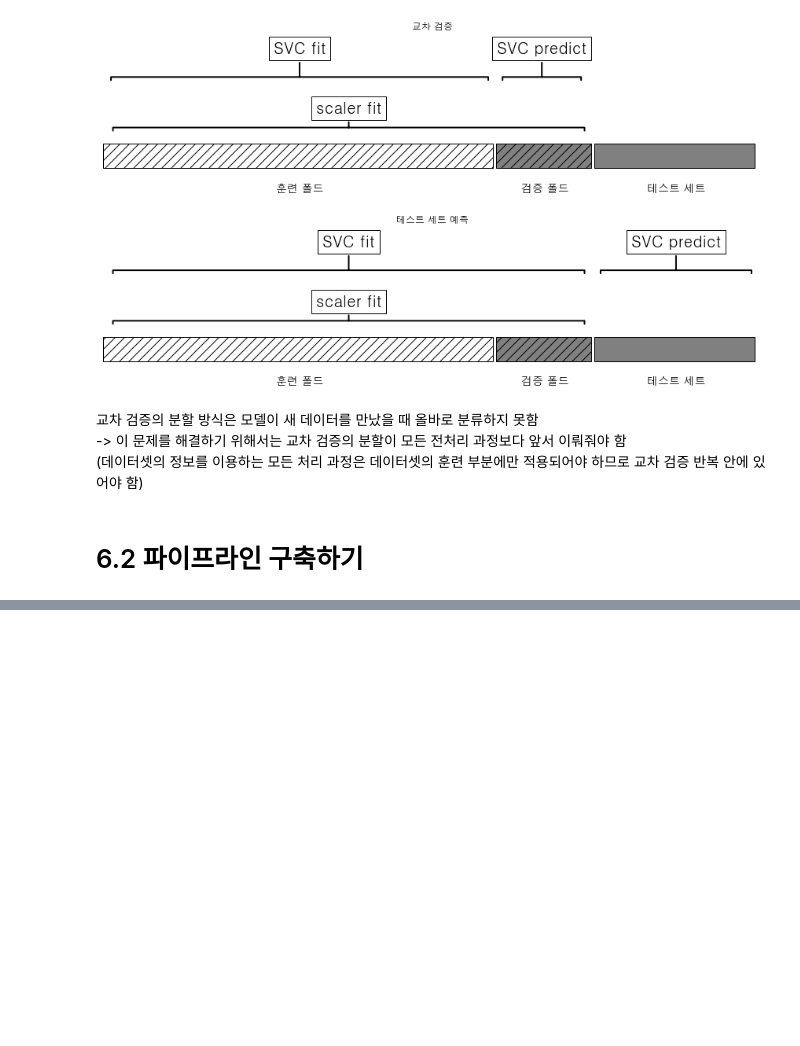
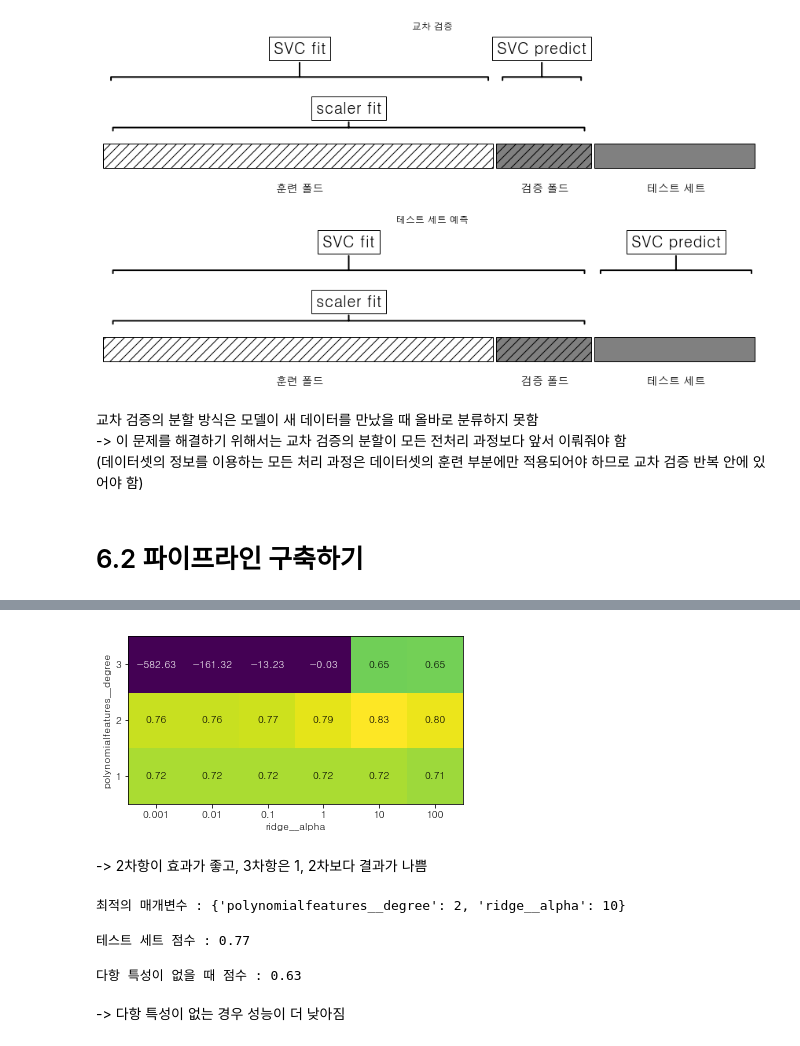
Before and after one commit to hyooo1017/Review, a Jupyter notebook: Introduction to Machine Learning with Python/6장. 알고리즘 체인과 파이프라인.ipynb, the cells around one changed output, grey strips where cells are left out. Drawn from its saved outputs; the diff is of its cells as text; code cells hidden in the pictures; blank space fills up the shorter version.

```diff
--- a/Introduction to Machine Learning with Python/6장. 알고리즘 체인과 파이프라인.ipynb
+++ b/Introduction to Machine Learning with Python/6장. 알고리즘 체인과 파이프라인.ipynb
@@ -98,0 +328,13 @@ mglearn.plots.plot_improper_processing()
+# %%
+from sklearn.datasets import load_boston
+boston = load_boston()
+X_train, X_test, y_train, y_test = train_test_split(boston.data, boston.target, random_state = 0)
+
+from sklearn.preprocessing import PolynomialFeatures
+pipe = make_pipeline(StandardScaler(), PolynomialFeatures(), Ridge())
+# %%
+paramg = {'polynomialfeatures__degree' : [1, 2, 3],
+          'ridge__alpha' : [0.001, 0.01, 0.1, 1, 10, 100]}
+# %%
+grid = GridSearchCV(pipe, param_grid = paramg, cv = 5, n_jobs = -1)
+grid.fit(X_train, y_train)
@@ -98,0 +359,28 @@ mglearn.plots.plot_improper_processing()
+# %%
+mglearn.tools.heatmap(grid.cv_results_['mean_test_score'].reshape(3, -1),
+                      xlabel = 'ridge__alpha', ylabel = 'polynomialfeatures__degree',
+                      xticklabels = paramg['ridge__alpha'], yticklabels = paramg['polynomialfeatures__degree'], vmin = 0);
+# %% [output]
+[figure, added]
+# %% [markdown]
+-> 2차항이 효과가 좋고, 3차항은 1, 2차보다 결과가 나쁨
+# %%
+# 히트맵과 같은 결과 출력됨
+print("최적의 매개변수 :", grid.best_params_)
+# %% [output]
+최적의 매개변수 : {'polynomialfeatures__degree': 2, 'ridge__alpha': 10}
+# %%
+print("테스트 세트 점수 : {:.2f}".format(grid.score(X_test, y_test)))
+# %% [output]
+테스트 세트 점수 : 0.77
+# %%
+# 다항식이 없는 그리드 서치와 비교
+paramg = {'ridge__alpha' : [0.001, 0.01, 0.1, 1, 10, 100]}
+pipe = make_pipeline(StandardScaler(), Ridge())
+grid = GridSearchCV(pipe, paramg, cv = 5)
+grid.fit(X_train, y_train)
+print("다항 특성이 없을 때 점수 : {:.2f}".format(grid.score(X_test, y_test)))
+# %% [output]
+다항 특성이 없을 때 점수 : 0.63
+# %% [markdown]
+-> 다항 특성이 없는 경우 성능이 더 낮아짐
```
Also changed, not shown: parts of 56 cells of this notebook.
